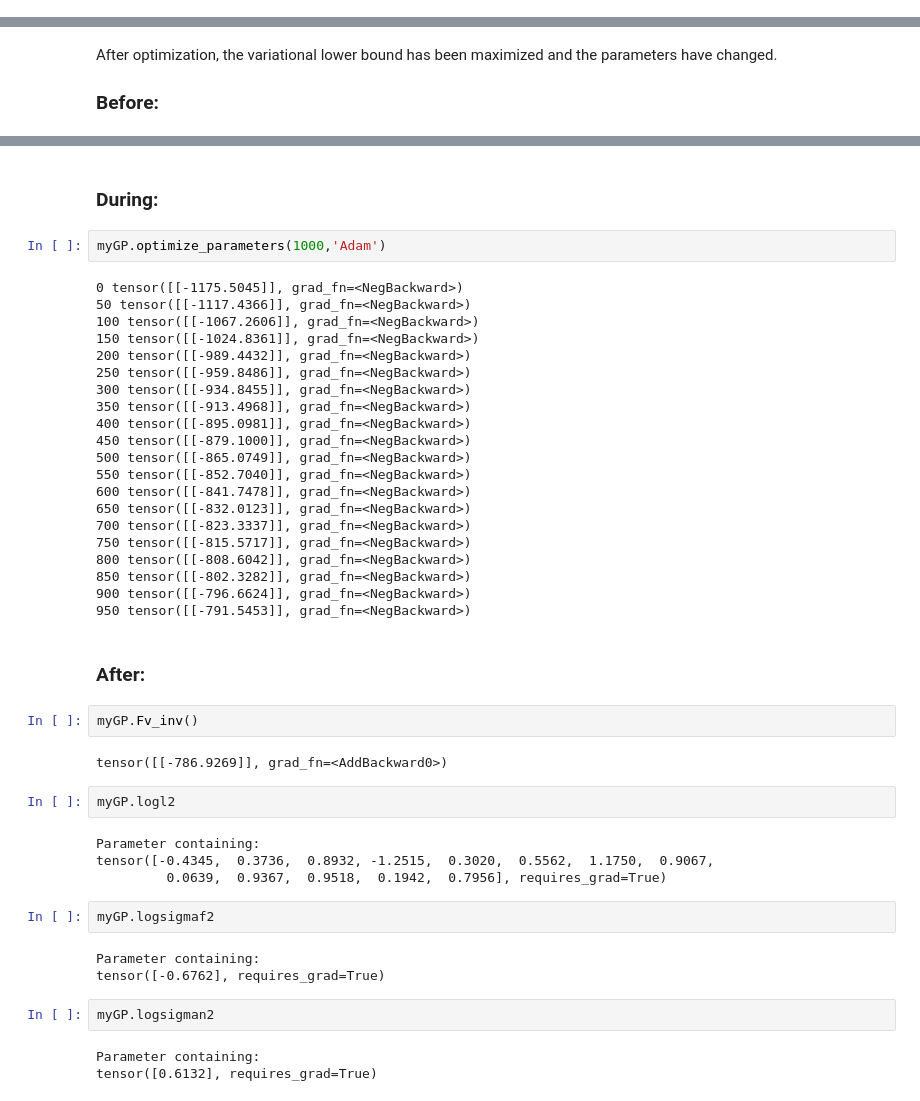
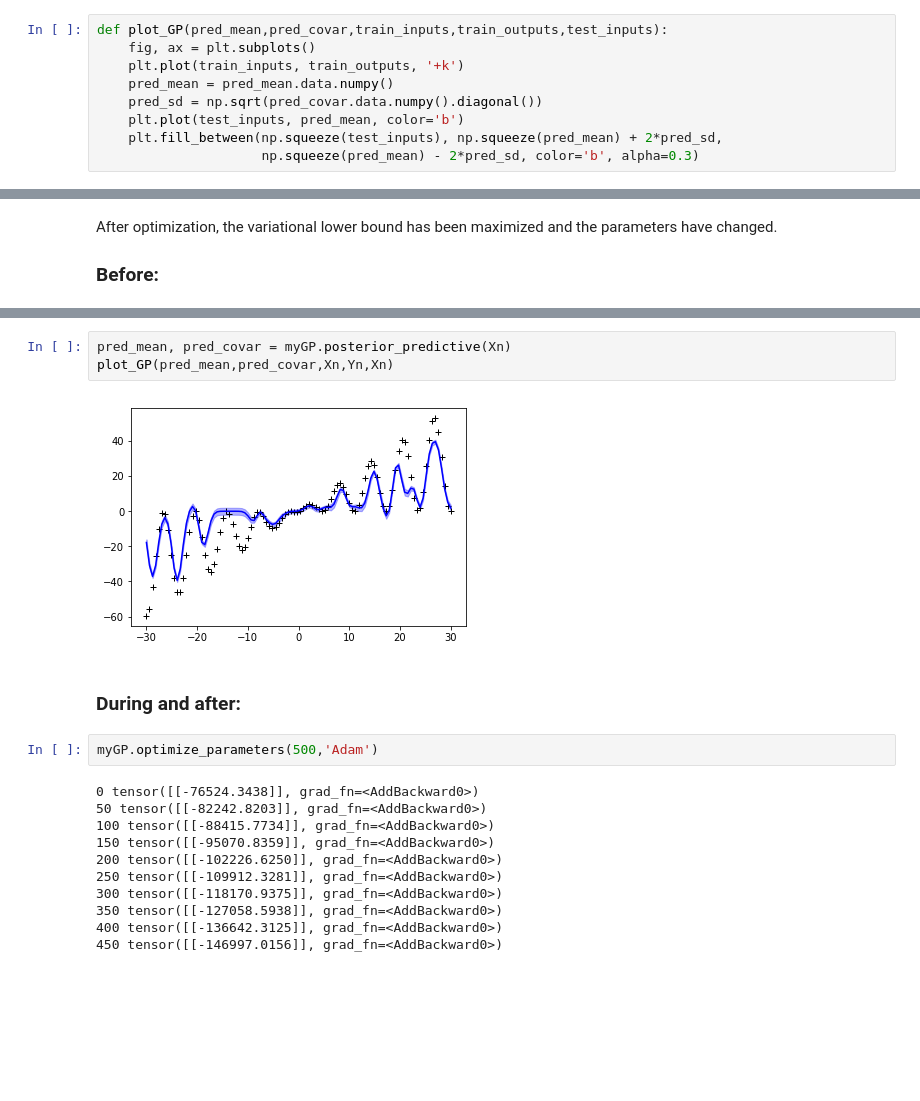
Before and after one commit to andrewfoongyk/variationalgp, a Jupyter notebook: variationalGP.ipynb, the cells around one changed output, grey strips where cells are left out. Saved outputs shown, nothing was run; the diff lists cells and outputs as text; blank space fills up the shorter version.

Commit message:
coded posterior distribution

```diff
--- a/variationalGP.ipynb
+++ b/variationalGP.ipynb
@@ -14,3 +27,12 @@ Yn = np.expand_dims(train_set_normalised[:,-1],axis=1)
+# %%
+def plot_GP(pred_mean,pred_covar,train_inputs,train_outputs,test_inputs):
+    fig, ax = plt.subplots()
+    plt.plot(train_inputs, train_outputs, '+k')
+    pred_mean = pred_mean.data.numpy()
+    pred_sd = np.sqrt(pred_covar.data.numpy().diagonal())
+    plt.plot(test_inputs, pred_mean, color='b')
+    plt.fill_between(np.squeeze(test_inputs), np.squeeze(pred_mean) + 2*pred_sd,
+                     np.squeeze(pred_mean) - 2*pred_sd, color='b', alpha=0.3)
 # %%
 class variational_GP(nn.Module):
 
@@ -127,47 +154,20 @@ tensor([[-1175.5045]], grad_fn=<AddBackward0>)
+# %%
+pred_mean, pred_covar = myGP.posterior_predictive(Xn)
+plot_GP(pred_mean,pred_covar,Xn,Yn,Xn)
+# %% [output]
+[figure, added]
 # %% [markdown]
-### During:
+### During and after:
 # %%
-myGP.optimize_parameters(1000,'Adam')
+myGP.optimize_parameters(500,'Adam')
 # %% [output]
-0 tensor([[-1175.5045]], grad_fn=<NegBackward>)
-50 tensor([[-1117.4366]], grad_fn=<NegBackward>)
-100 tensor([[-1067.2606]], grad_fn=<NegBackward>)
-150 tensor([[-1024.8361]], grad_fn=<NegBackward>)
-200 tensor([[-989.4432]], grad_fn=<NegBackward>)
-250 tensor([[-959.8486]], grad_fn=<NegBackward>)
-300 tensor([[-934.8455]], grad_fn=<NegBackward>)
-350 tensor([[-913.4968]], grad_fn=<NegBackward>)
-400 tensor([[-895.0981]], grad_fn=<NegBackward>)
-450 tensor([[-879.1000]], grad_fn=<NegBackward>)
-500 tensor([[-865.0749]], grad_fn=<NegBackward>)
-550 tensor([[-852.7040]], grad_fn=<NegBackward>)
-600 tensor([[-841.7478]], grad_fn=<NegBackward>)
-650 tensor([[-832.0123]], grad_fn=<NegBackward>)
-700 tensor([[-823.3337]], grad_fn=<NegBackward>)
-750 tensor([[-815.5717]], grad_fn=<NegBackward>)
-800 tensor([[-808.6042]], grad_fn=<NegBackward>)
-850 tensor([[-802.3282]], grad_fn=<NegBackward>)
-900 tensor([[-796.6624]], grad_fn=<NegBackward>)
-950 tensor([[-791.5453]], grad_fn=<NegBackward>)
+0 tensor([[-76524.3438]], grad_fn=<AddBackward0>)
+50 tensor([[-82242.8203]], grad_fn=<AddBackward0>)
+100 tensor([[-88415.7734]], grad_fn=<AddBackward0>)
+150 tensor([[-95070.8359]], grad_fn=<AddBackward0>)
+200 tensor([[-102226.6250]], grad_fn=<AddBackward0>)
+250 tensor([[-109912.3281]], grad_fn=<AddBackward0>)
+300 tensor([[-118170.9375]], grad_fn=<AddBackward0>)
+350 tensor([[-127058.5938]], grad_fn=<AddBackward0>)
+400 tensor([[-136642.3125]], grad_fn=<AddBackward0>)
+450 tensor([[-146997.0156]], grad_fn=<AddBackward0>)
-# %% [markdown]
-### After:
-# %%
-myGP.Fv_inv()
-# %% [output]
-tensor([[-786.9269]], grad_fn=<AddBackward0>)
-# %%
-myGP.logl2
-# %% [output]
-Parameter containing:
-tensor([-0.4345,  0.3736,  0.8932, -1.2515,  0.3020,  0.5562,  1.1750,  0.9067,
-         0.0639,  0.9367,  0.9518,  0.1942,  0.7956], requires_grad=True)
-# %%
-myGP.logsigmaf2
-# %% [output]
-Parameter containing:
-tensor([-0.6762], requires_grad=True)
-# %%
-myGP.logsigman2
-# %% [output]
-Parameter containing:
-tensor([0.6132], requires_grad=True)
```
Also changed, not shown: parts of 16 cells of this notebook.
